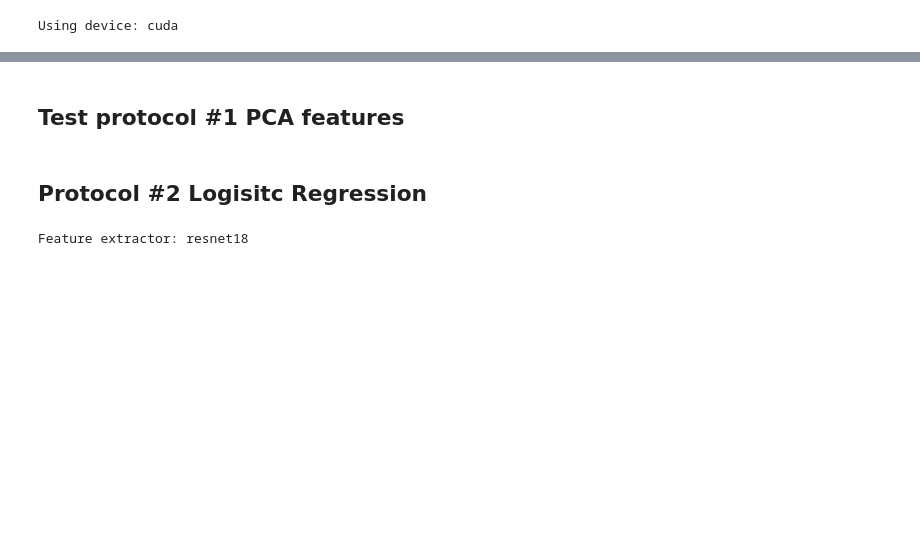
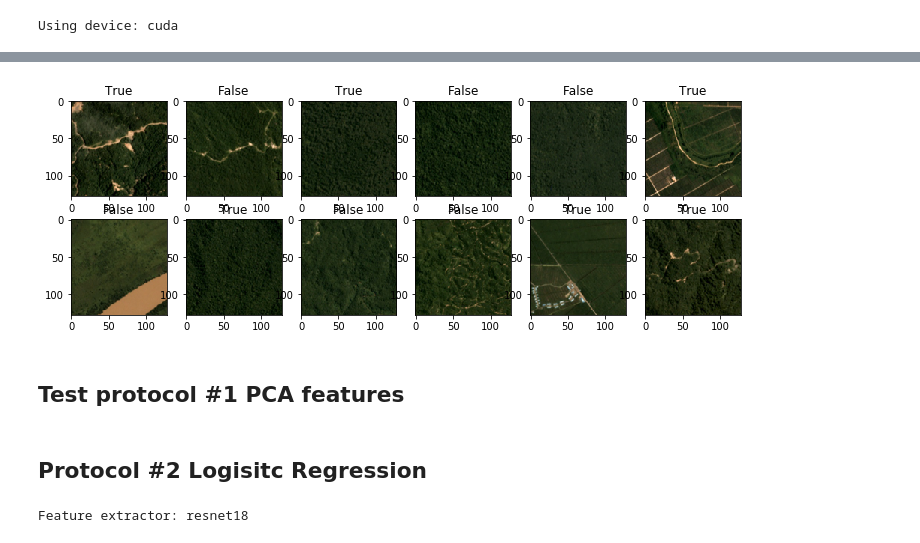
Before and after one commit to sgulyano/SimCLR, a Jupyter notebook: experiments/linear_feature_get_predict.ipynb, the cells around one changed output, grey strips where cells are left out. Cells and saved outputs as stored; diff of their text form; code cells hidden in the pictures; blank space fills up the shorter version.

```diff
--- a/experiments/linear_feature_get_predict.ipynb
+++ b/experiments/linear_feature_get_predict.ipynb
@@ -108,3 +113,12 @@ unlabeled images
+# %%
+fig, axs = plt.subplots(nrows=2, ncols=6, constrained_layout=False, figsize=(12,4))
+
+for i, ax in enumerate(axs.flat):
+    ax.imshow(X_test[i].transpose(1,2,0))
+    ax.title.set_text(y_test[i])
+plt.show()
+# %% [output]
+[figure, added]
 # %% [markdown]
 ## Test protocol #1 PCA features
 # %%
```
Also changed, not shown: parts of 23 cells of this notebook, 7 other files.
